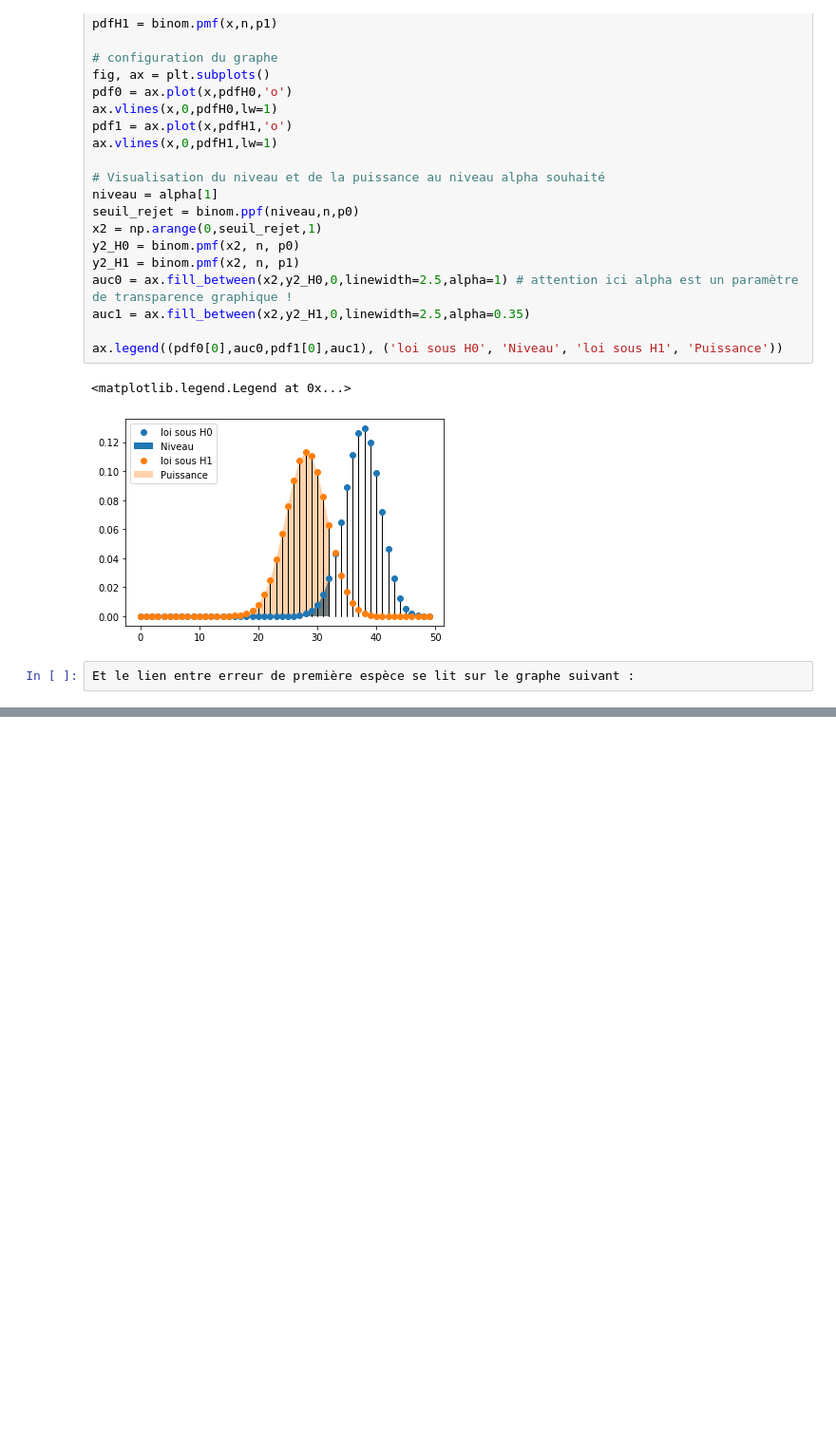
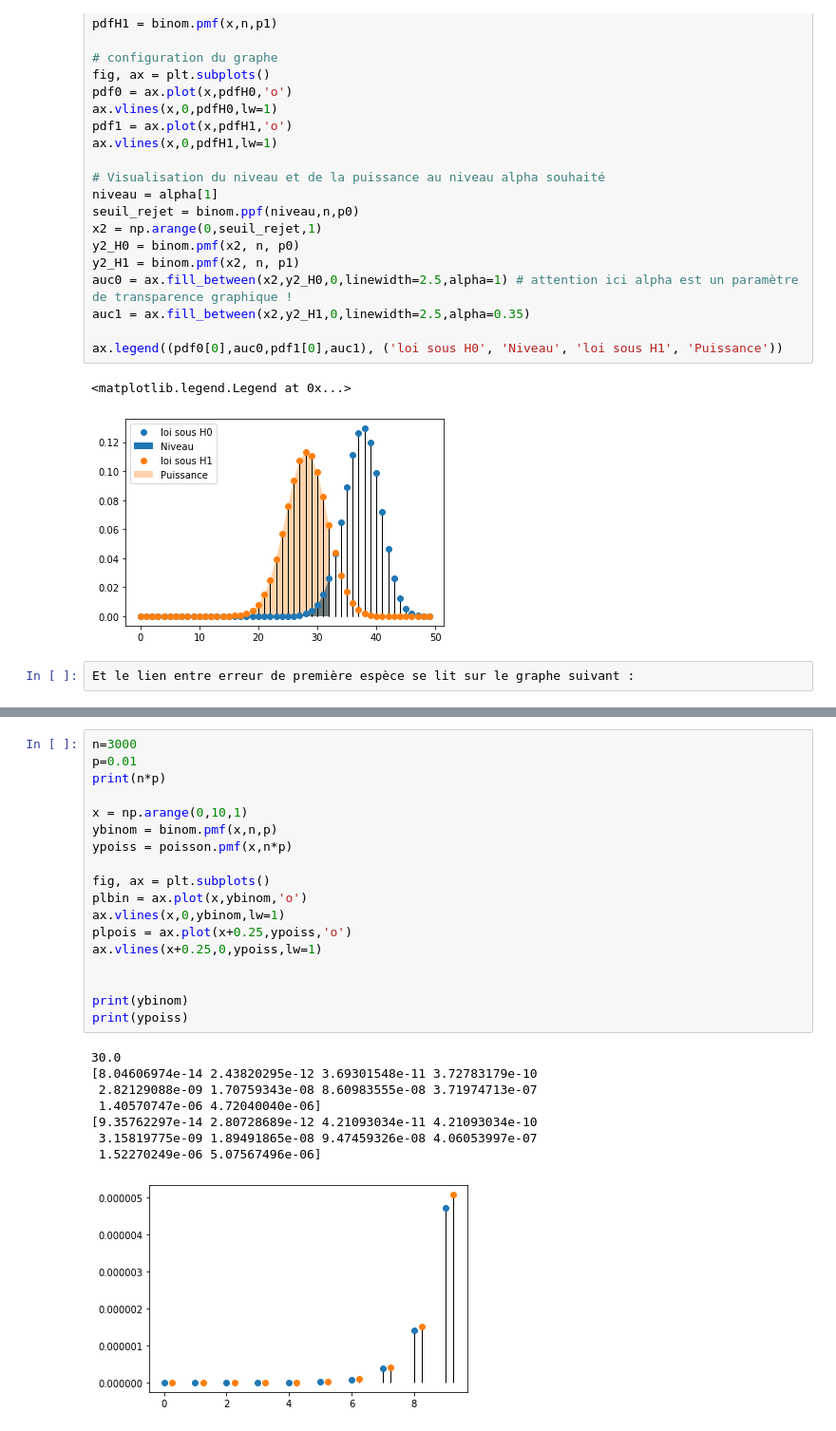
Before and after one commit to baeyc/tpTestsL3MASS, a Jupyter notebook: tp1.ipynb, the cells around one changed output, grey strips where cells are left out. Shown at 95% size. Drawn from its saved outputs; the diff is of its cells as text; blank space fills up the shorter version.

```diff
--- a/tp1.ipynb
+++ b/tp1.ipynb
@@ -144,0 +263,27 @@ On a donc $\Theta_0 = \{p_0\}$ et $\Theta_1 = ]p_0,1]$.
+# %%
+n=3000
+p=0.01
+print(n*p)
+
+x = np.arange(0,10,1)
+ybinom = binom.pmf(x,n,p)
+ypoiss = poisson.pmf(x,n*p)
+
+fig, ax = plt.subplots()
+plbin = ax.plot(x,ybinom,'o')
+ax.vlines(x,0,ybinom,lw=1)
+plpois = ax.plot(x+0.25,ypoiss,'o')
+ax.vlines(x+0.25,0,ypoiss,lw=1)
+
+
+print(ybinom)
+print(ypoiss)
+# %% [output]
+30.0
+[8.04606974e-14 2.43820295e-12 3.69301548e-11 3.72783179e-10
+ 2.82129088e-09 1.70759343e-08 8.60983555e-08 3.71974713e-07
+ 1.40570747e-06 4.72040040e-06]
+[9.35762297e-14 2.80728689e-12 4.21093034e-11 4.21093034e-10
+ 3.15819775e-09 1.89491865e-08 9.47459326e-08 4.06053997e-07
+ 1.52270249e-06 5.07567496e-06]
+[figure, added]
```
Also changed, not shown: parts of 18 cells of this notebook.
